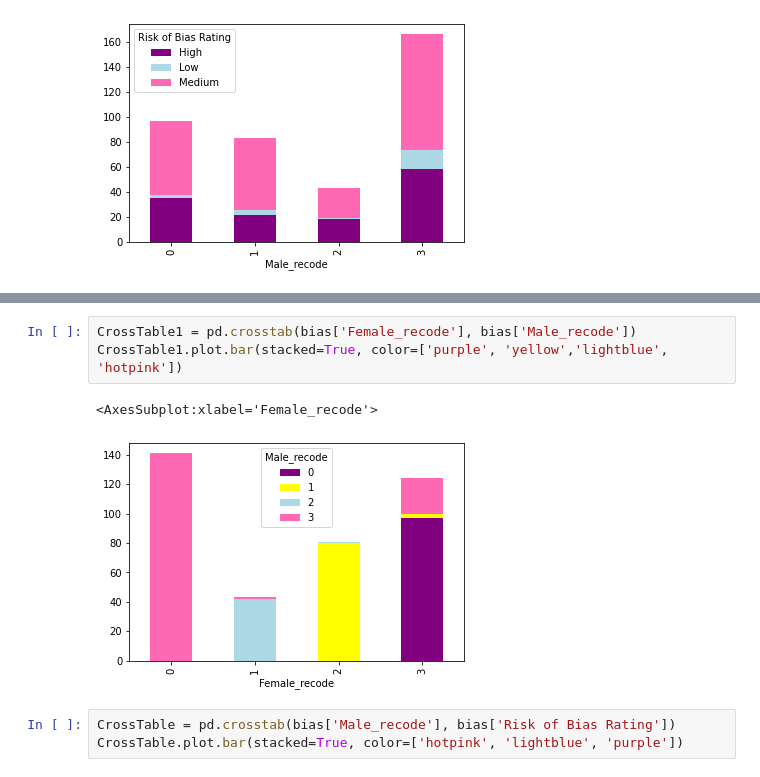
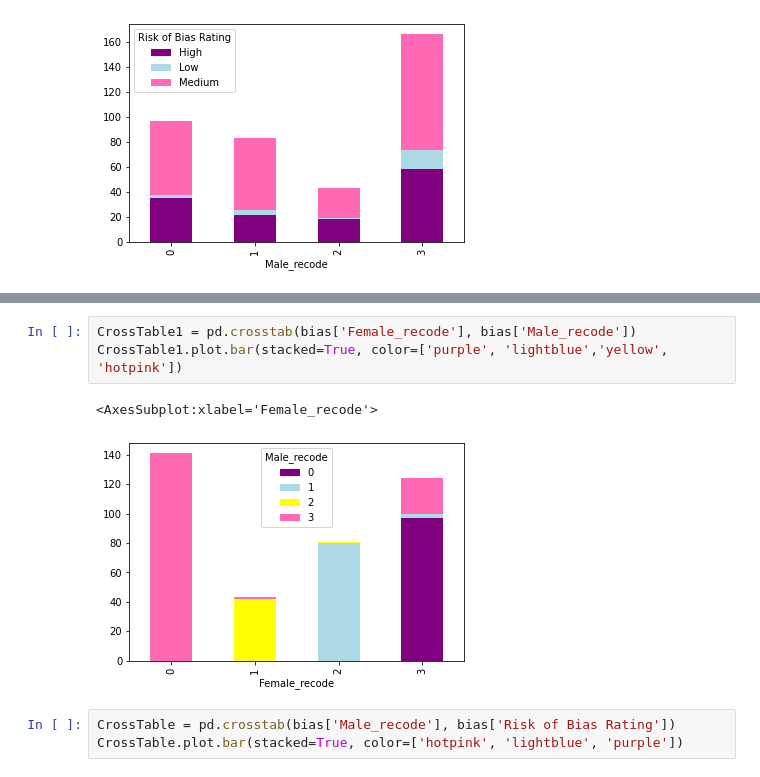
Before and after one commit to Eleanya716/final-project, a Jupyter notebook: risk of bias 2.ipynb, the cells around one changed output, grey strips where cells are left out. Drawn from its saved outputs; the diff is of its cells as text.

```diff
--- a/risk of bias 2.ipynb
+++ b/risk of bias 2.ipynb
@@ -543,9 +512,9 @@ CrossTable2.plot.bar(stacked=True, color=['hotpink', 'lightblue', 'purple'])
 # %%
 CrossTable1 = pd.crosstab(bias['Female_recode'], bias['Male_recode'])
-CrossTable1.plot.bar(stacked=True, color=['purple', 'yellow','lightblue', 'hotpink'])
+CrossTable1.plot.bar(stacked=True, color=['purple', 'lightblue','yellow', 'hotpink'])
 # %% [output]
 <AxesSubplot:xlabel='Female_recode'>
-[figure, old version]
+[figure, new version]
 # %%
 CrossTable = pd.crosstab(bias['Male_recode'], bias['Risk of Bias Rating'])
 CrossTable.plot.bar(stacked=True, color=['hotpink', 'lightblue', 'purple'])
```
Also changed, not shown: parts of 68 cells of this notebook.
